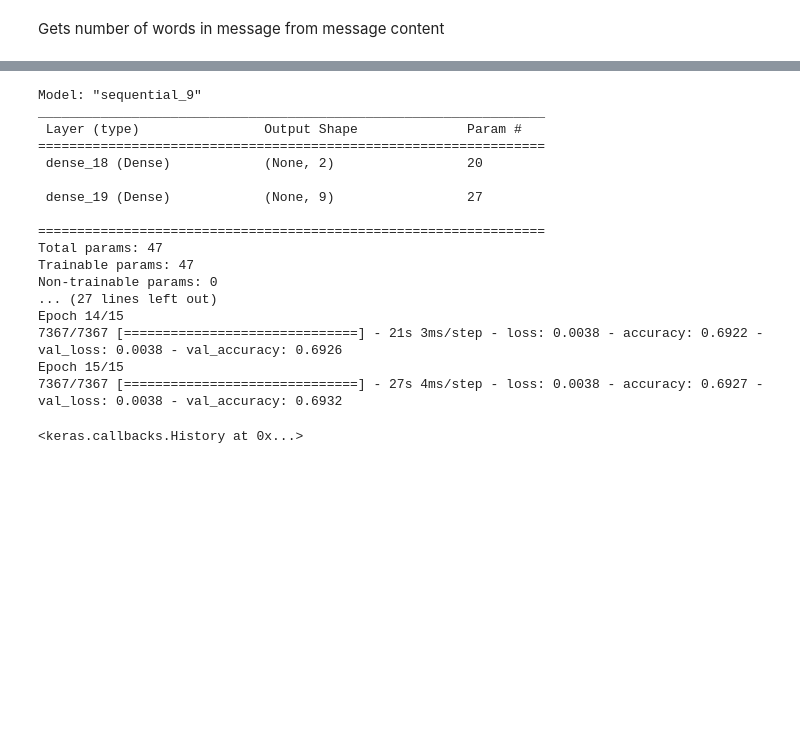
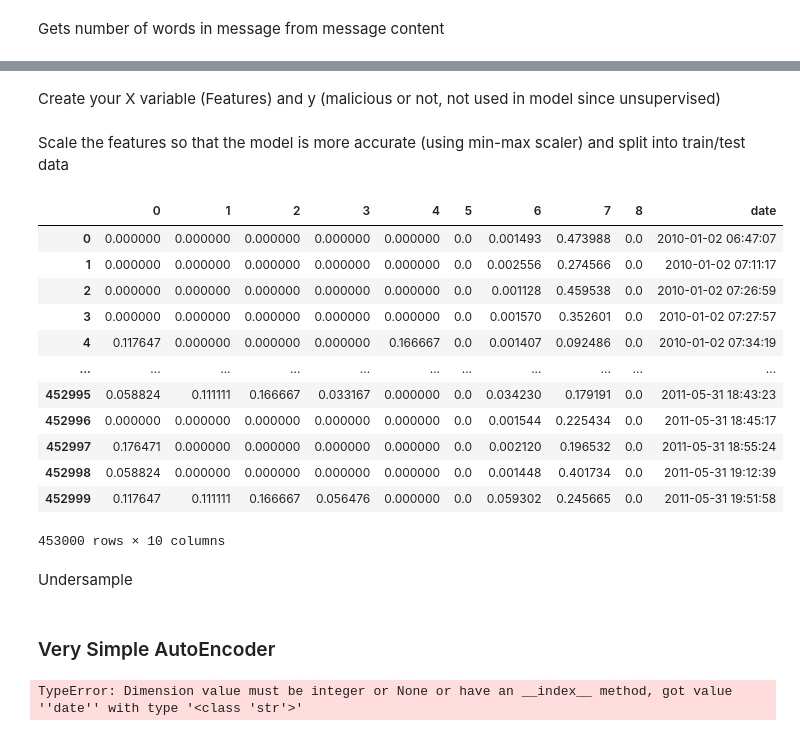
Before and after one commit to kaigomes7/insider_threat_detection, a Jupyter notebook: loader.ipynb, the cells around one changed output, grey strips where cells are left out. Drawn from its saved outputs; the diff is of its cells as text; code cells hidden in the pictures; blank space fills up the shorter version.

```diff
--- a/loader.ipynb
+++ b/loader.ipynb
@@ -45,4 +69,4 @@ df['num_dest'] = [len(re.findall("(@)", x['to'] + ";" + (x['cc'] if not pd.isnul
 # %%
-df['num_external'] = [len(set(re.findall("(?<=@)[^.]+(?=.)", x['to'] + ";" + (x['cc'] if not pd.isnull(x['cc']) else '') + ";" + (x['bcc'] if not pd.isnull(x['bcc']) else ''))) - set(re.findall("(?<=@)[^.]+(?=.)", x['to']))) for _, x in df[['to', 'cc', 'bcc']].iterrows()]
+df['num_external'] = df.apply(lambda x: len(set(re.findall("(?<=@)[^.]+(?=.)", x['to'] + ";" + (x['cc'] if not pd.isnull(x['cc']) else '') + ";" + (x['bcc'] if not pd.isnull(x['bcc']) else ''))) - set(re.findall("(?<=@)[^.]+(?=.)", x['to']))), axis=1)
 # %%
-df['num_external_bcc'] = [len(set(re.findall("(?<=@)[^.]+(?=.)", x['to'] + ";" + (x['bcc'] if not pd.isnull(x['bcc']) else ''))) - set(re.findall("(?<=@)[^.]+(?=.)", x['to']))) for _, x in df[['to', 'bcc']].iterrows()]
+df['num_external_bcc'] =  df.apply(lambda x: len(set(re.findall("(?<=@)[^.]+(?=.)", x['to'] + ";" + (x['bcc'] if not pd.isnull(x['bcc']) else ''))) - set(re.findall("(?<=@)[^.]+(?=.)", x['to']))), axis=1)
@@ -75,2 +89,4 @@ encoder_df
+# %% [markdown]
+Create your X variable (Features) and y (malicious or not, not used in model since unsupervised)
 # %%
 y = df['malicious']
@@ -81 +94,3 @@ from sklearn import preprocessing
+# %% [markdown]
+Scale the features so that the model is more accurate (using min-max scaler) and split into train/test data
 # %%
@@ -86 +103,19 @@ scaled_df = pd.DataFrame(x_scaled)
+# %%
+df
+# %% [output]
+|  | 0 | 1 | 2 | 3 | 4 | 5 | 6 | 7 | 8 | date |
+| 0 | 0.000000 | 0.000000 | 0.000000 | 0.000000 | 0.000000 | 0.0 | 0.001493 | 0.473988 | 0.0 | 2010-01-02 06:47:07 |
+| 1 | 0.000000 | 0.000000 | 0.000000 | 0.000000 | 0.000000 | 0.0 | 0.002556 | 0.274566 | 0.0 | 2010-01-02 07:11:17 |
+| 2 | 0.000000 | 0.000000 | 0.000000 | 0.000000 | 0.000000 | 0.0 | 0.001128 | 0.459538 | 0.0 | 2010-01-02 07:26:59 |
+| 3 | 0.000000 | 0.000000 | 0.000000 | 0.000000 | 0.000000 | 0.0 | 0.001570 | 0.352601 | 0.0 | 2010-01-02 07:27:57 |
+| 4 | 0.117647 | 0.000000 | 0.000000 | 0.000000 | 0.166667 | 0.0 | 0.001407 | 0.092486 | 0.0 | 2010-01-02 07:34:19 |
+| ... | ... | ... | ... | ... | ... | ... | ... | ... | ... | ... |
+| 452995 | 0.058824 | 0.111111 | 0.166667 | 0.033167 | 0.000000 | 0.0 | 0.034230 | 0.179191 | 0.0 | 2011-05-31 18:43:23 |
+| 452996 | 0.000000 | 0.000000 | 0.000000 | 0.000000 | 0.000000 | 0.0 | 0.001544 | 0.225434 | 0.0 | 2011-05-31 18:45:17 |
+| 452997 | 0.176471 | 0.000000 | 0.000000 | 0.000000 | 0.000000 | 0.0 | 0.002120 | 0.196532 | 0.0 | 2011-05-31 18:55:24 |
+| 452998 | 0.058824 | 0.000000 | 0.000000 | 0.000000 | 0.000000 | 0.0 | 0.001448 | 0.401734 | 0.0 | 2011-05-31 19:12:39 |
+| 452999 | 0.117647 | 0.111111 | 0.166667 | 0.056476 | 0.000000 | 0.0 | 0.059302 | 0.245665 | 0.0 | 2011-05-31 19:51:58 |
+453000 rows × 10 columns
+# %% [markdown]
+Undersample
 # %%
@@ -114,42 +123,20 @@ import matplotlib.gridspec as gridspec
+# %% [markdown]
+### Very Simple AutoEncoder
 # %%
 # Fit Autoencoder
-nb_epoch = 15
-batch_size = 1000
 input_dim = X_train.shape[1] #num of predictor variables,
 encoding_dim = 2
 
-encoder = Dense(encoding_dim, activation="linear", input_shape=(input_dim,), use_bias = True)
+encoder = Dense(encoding_dim, activation="linear", input_shape=('date',), use_bias = True)
 decoder = Dense(input_dim, activation="linear", use_bias = True)
 
 autoencoder = Sequential()
 autoencoder.add(encoder)
 autoencoder.add(decoder)
 
-autoencoder.compile(metrics=['accuracy'],
-                    loss='mean_squared_error',
-                    optimizer='sgd')
+autoencoder.compile(metrics=['accuracy'],loss='mean_squared_error', optimizer='sgd')
 autoencoder.summary()
 
-autoencoder.fit(X_train, X_train,
-                epochs=nb_epoch,
-                batch_size=batch_size,
-                validation_data=(X_test, X_test))
+autoencoder.fit(X_train, X_train, epochs=50, batch_size=1000, validation_data=(X_test, X_test))
 # %% [output]
-Model: "sequential_9"
-_________________________________________________________________
- Layer (type)                Output Shape              Param #
-=================================================================
- dense_18 (Dense)            (None, 2)                 20
-
- dense_19 (Dense)            (None, 9)                 27
-
-=================================================================
-Total params: 47
-Trainable params: 47
-Non-trainable params: 0
-... (27 lines left out)
-Epoch 14/15
-7367/7367 [==============================] - 21s 3ms/step - loss: 0.0038 - accuracy: 0.6922 - val_loss: 0.0038 - val_accuracy: 0.6926
-Epoch 15/15
-7367/7367 [==============================] - 27s 4ms/step - loss: 0.0038 - accuracy: 0.6927 - val_loss: 0.0038 - val_accuracy: 0.6932
+TypeError: Dimension value must be integer or None or have an __index__ method, got value ''date'' with type '<class 'str'>'
-<keras.callbacks.History at 0x...>
```
Also changed, not shown: parts of 38 cells of this notebook.
